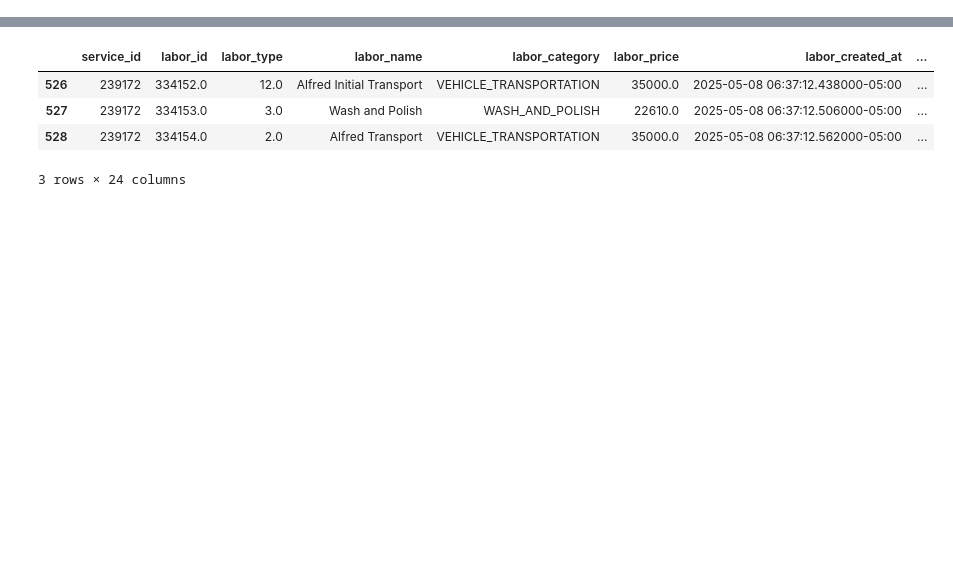
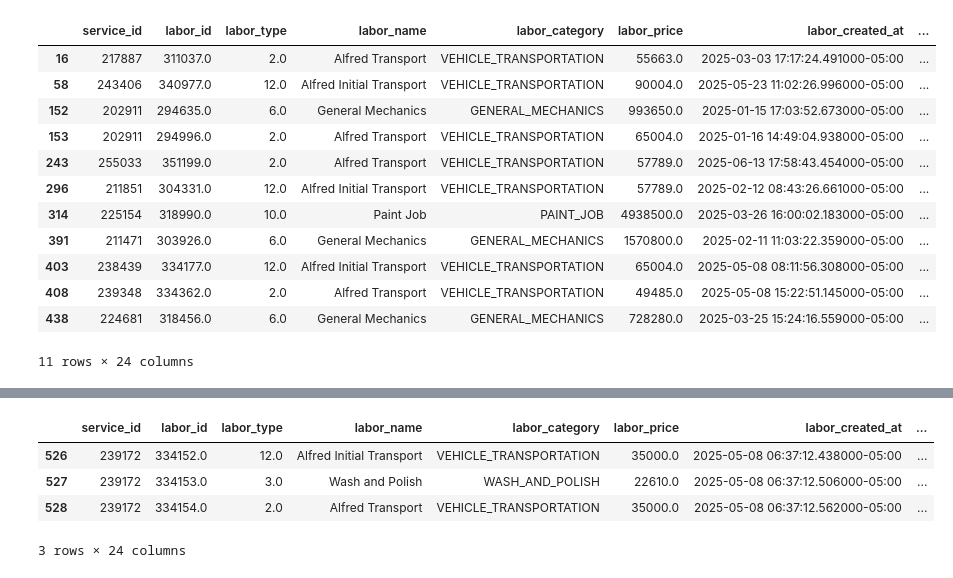
Before and after one commit to juanbeta98/Alfred, a Jupyter notebook: code/dynamic_instances_analysis.ipynb, the cells around one changed output, grey strips where cells are left out. Cells and saved outputs as stored; diff of their text form; code cells hidden in the pictures; blank space fills up the shorter version.

```diff
--- a/code/dynamic_instances_analysis.ipynb
+++ b/code/dynamic_instances_analysis.ipynb
@@ -57,0 +58,18 @@ filt[(filt['created_at'].dt.day == 8)]
+# %%
+
+
+labors_real_df[labors_real_df['created_at'] > labors_real_df['schedule_date']]
+# %% [output]
+|  | service_id | labor_id | labor_type | labor_name | labor_category | labor_price | labor_created_at | ... |
+| 16 | 217887 | 311037.0 | 2.0 | Alfred Transport | VEHICLE_TRANSPORTATION | 55663.0 | 2025-03-03 17:17:24.491000-05:00 | ... |
+| 58 | 243406 | 340977.0 | 12.0 | Alfred Initial Transport | VEHICLE_TRANSPORTATION | 90004.0 | 2025-05-23 11:02:26.996000-05:00 | ... |
+| 152 | 202911 | 294635.0 | 6.0 | General Mechanics | GENERAL_MECHANICS | 993650.0 | 2025-01-15 17:03:52.673000-05:00 | ... |
+| 153 | 202911 | 294996.0 | 2.0 | Alfred Transport | VEHICLE_TRANSPORTATION | 65004.0 | 2025-01-16 14:49:04.938000-05:00 | ... |
+| 243 | 255033 | 351199.0 | 2.0 | Alfred Transport | VEHICLE_TRANSPORTATION | 57789.0 | 2025-06-13 17:58:43.454000-05:00 | ... |
+| 296 | 211851 | 304331.0 | 12.0 | Alfred Initial Transport | VEHICLE_TRANSPORTATION | 57789.0 | 2025-02-12 08:43:26.661000-05:00 | ... |
+| 314 | 225154 | 318990.0 | 10.0 | Paint Job | PAINT_JOB | 4938500.0 | 2025-03-26 16:00:02.183000-05:00 | ... |
+| 391 | 211471 | 303926.0 | 6.0 | General Mechanics | GENERAL_MECHANICS | 1570800.0 | 2025-02-11 11:03:22.359000-05:00 | ... |
+| 403 | 238439 | 334177.0 | 12.0 | Alfred Initial Transport | VEHICLE_TRANSPORTATION | 65004.0 | 2025-05-08 08:11:56.308000-05:00 | ... |
+| 408 | 239348 | 334362.0 | 2.0 | Alfred Transport | VEHICLE_TRANSPORTATION | 49485.0 | 2025-05-08 15:22:51.145000-05:00 | ... |
+| 438 | 224681 | 318456.0 | 6.0 | General Mechanics | GENERAL_MECHANICS | 728280.0 | 2025-03-25 15:24:16.559000-05:00 | ... |
+11 rows × 24 columns
```
Also changed, not shown: parts of 4 cells of this notebook, 5 other files.
